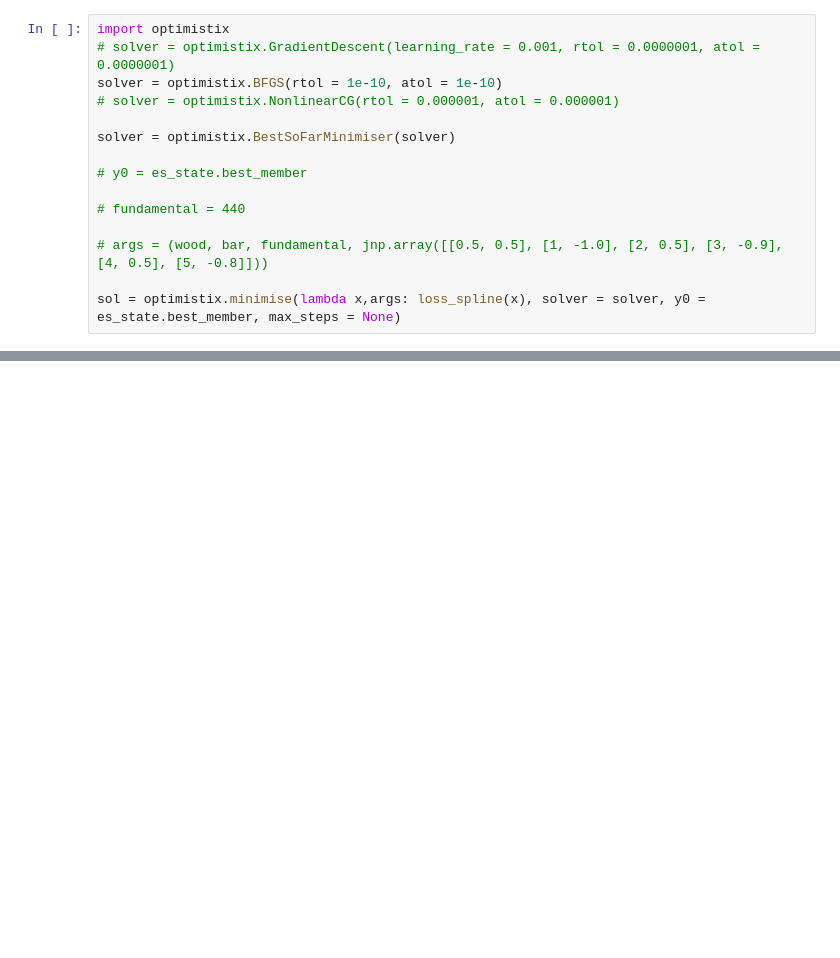
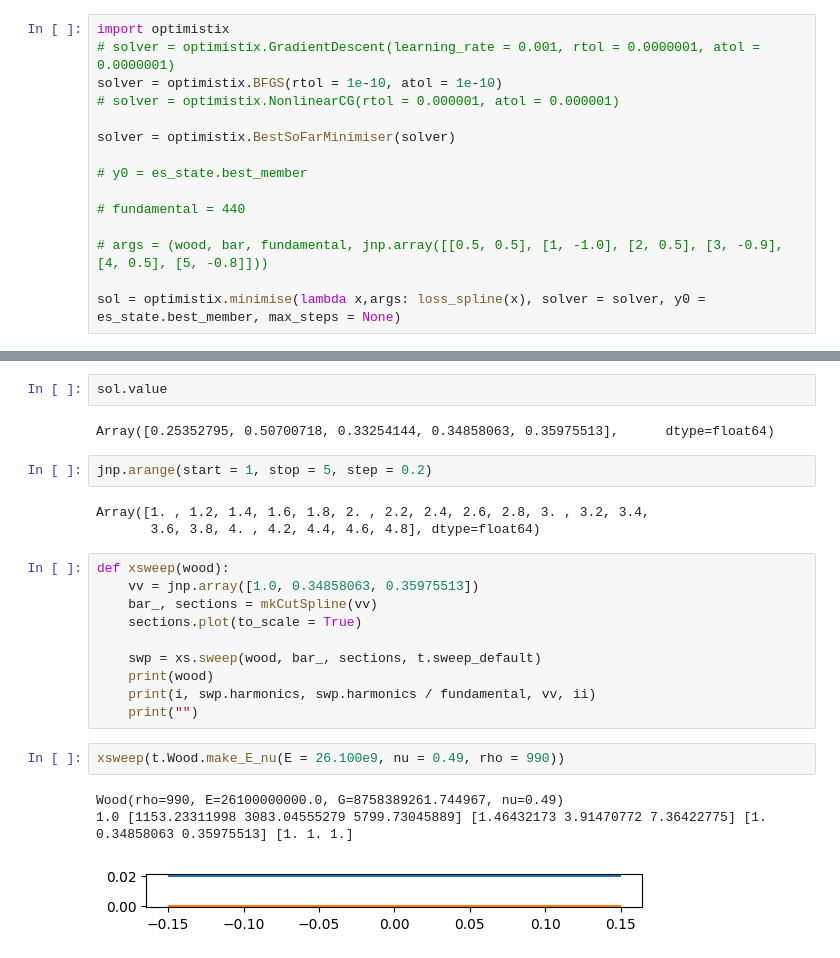
Before and after one commit to amosr/xylo, a Jupyter notebook: py/evosax.ipynb, the cells around one changed output, grey strips where cells are left out. Drawn from its saved outputs; the diff is of its cells as text; blank space fills up the shorter version.

```diff
--- a/py/evosax.ipynb
+++ b/py/evosax.ipynb
@@ -307,0 +337,25 @@ swp.harmonics, swp.harmonics / fundamental, bar_.length
+# %%
+sol.value
+# %% [output]
+Array([0.25352795, 0.50700718, 0.33254144, 0.34858063, 0.35975513],      dtype=float64)
+# %%
+jnp.arange(start = 1, stop = 5, step = 0.2)
+# %% [output]
+Array([1. , 1.2, 1.4, 1.6, 1.8, 2. , 2.2, 2.4, 2.6, 2.8, 3. , 3.2, 3.4,
+       3.6, 3.8, 4. , 4.2, 4.4, 4.6, 4.8], dtype=float64)
+# %%
+def xsweep(wood):
+    vv = jnp.array([1.0, 0.34858063, 0.35975513])
+    bar_, sections = mkCutSpline(vv)
+    sections.plot(to_scale = True)
+
+    swp = xs.sweep(wood, bar_, sections, t.sweep_default)
+    print(wood)
+    print(i, swp.harmonics, swp.harmonics / fundamental, vv, ii)
+    print("")
+# %%
+xsweep(t.Wood.make_E_nu(E = 26.100e9, nu = 0.49, rho = 990))
+# %% [output]
+Wood(rho=990, E=26100000000.0, G=8758389261.744967, nu=0.49)
+1.0 [1153.23311998 3083.04555279 5799.73045889] [1.46432173 3.91470772 7.36422775] [1.         0.34858063 0.35975513] [1. 1. 1.]
+[figure, added]
```
Also changed, not shown: parts of 15 cells of this notebook.
